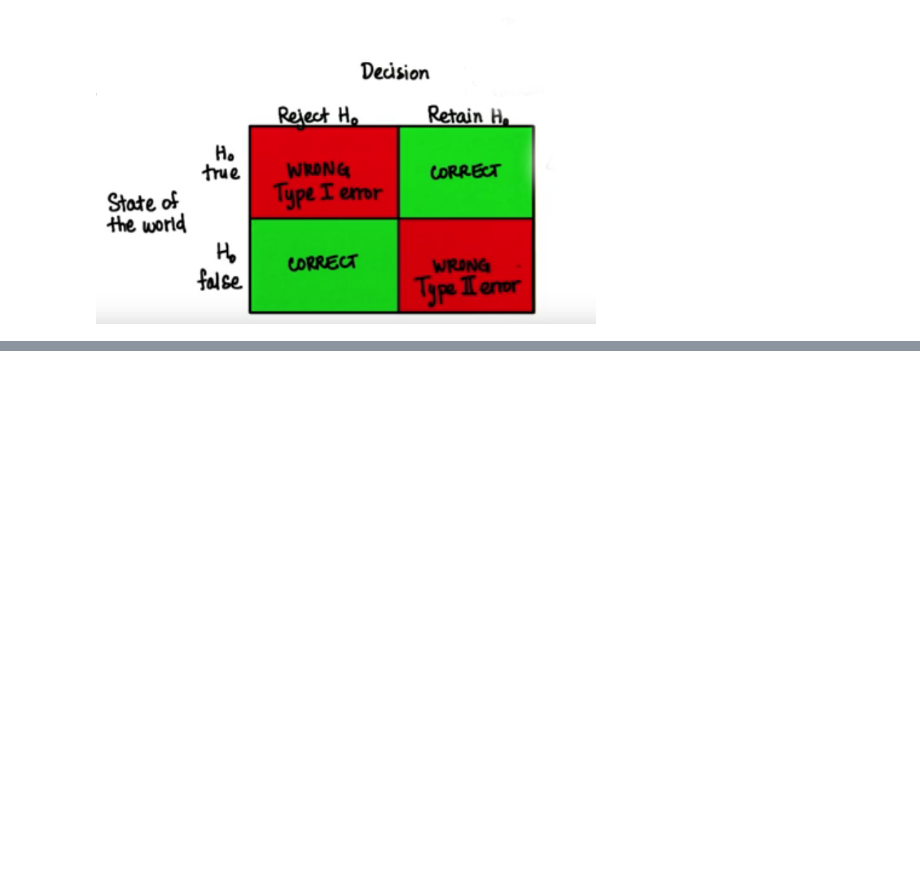
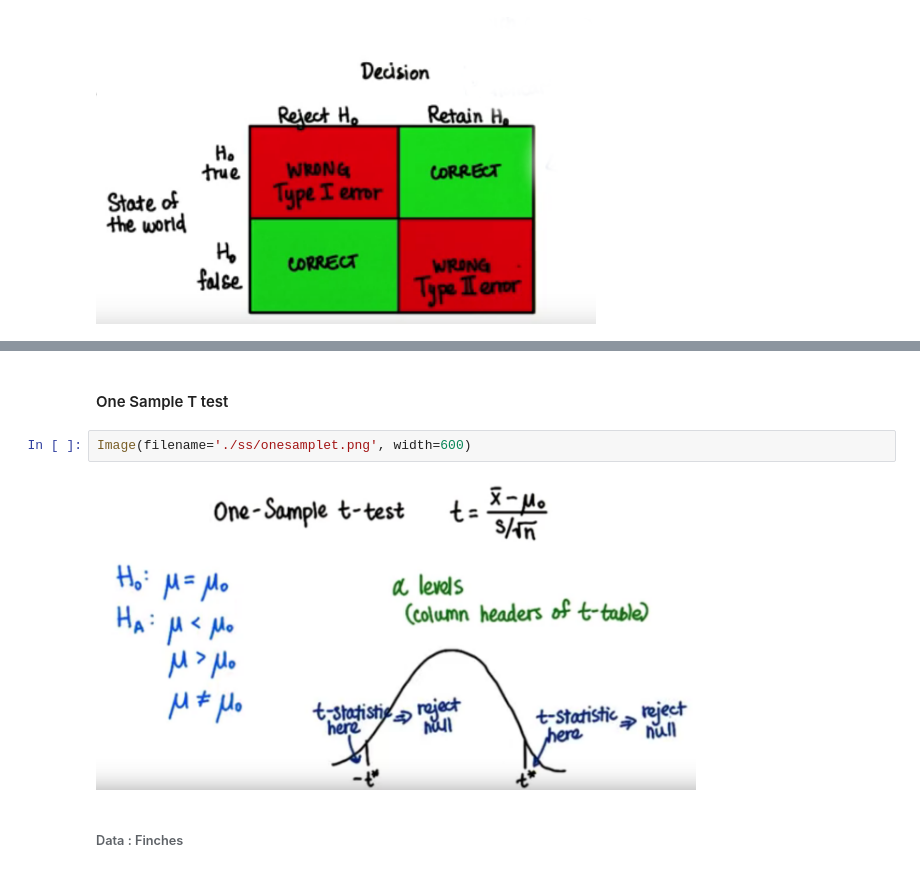
Before and after one commit to sametmarasli/statistical_data_analysis, a Jupyter notebook: notebooks/inferential_statistics.ipynb, the cells around one changed output, grey strips where cells are left out. Saved outputs shown, nothing was run; the diff lists cells and outputs as text; blank space fills up the shorter version.

```diff
--- a/notebooks/inferential_statistics.ipynb
+++ b/notebooks/inferential_statistics.ipynb
@@ -259,0 +284,8 @@ Image(filename='./ss/decisionerrors.png', width=500)
+# %% [markdown]
+#### One Sample T test
+# %%
+Image(filename='./ss/onesamplet.png', width=600)
+# %% [output]
+[figure, added]
+# %% [markdown]
+###### Data : Finches
```
Also changed, not shown: parts of 24 cells of this notebook, 8 other files.
